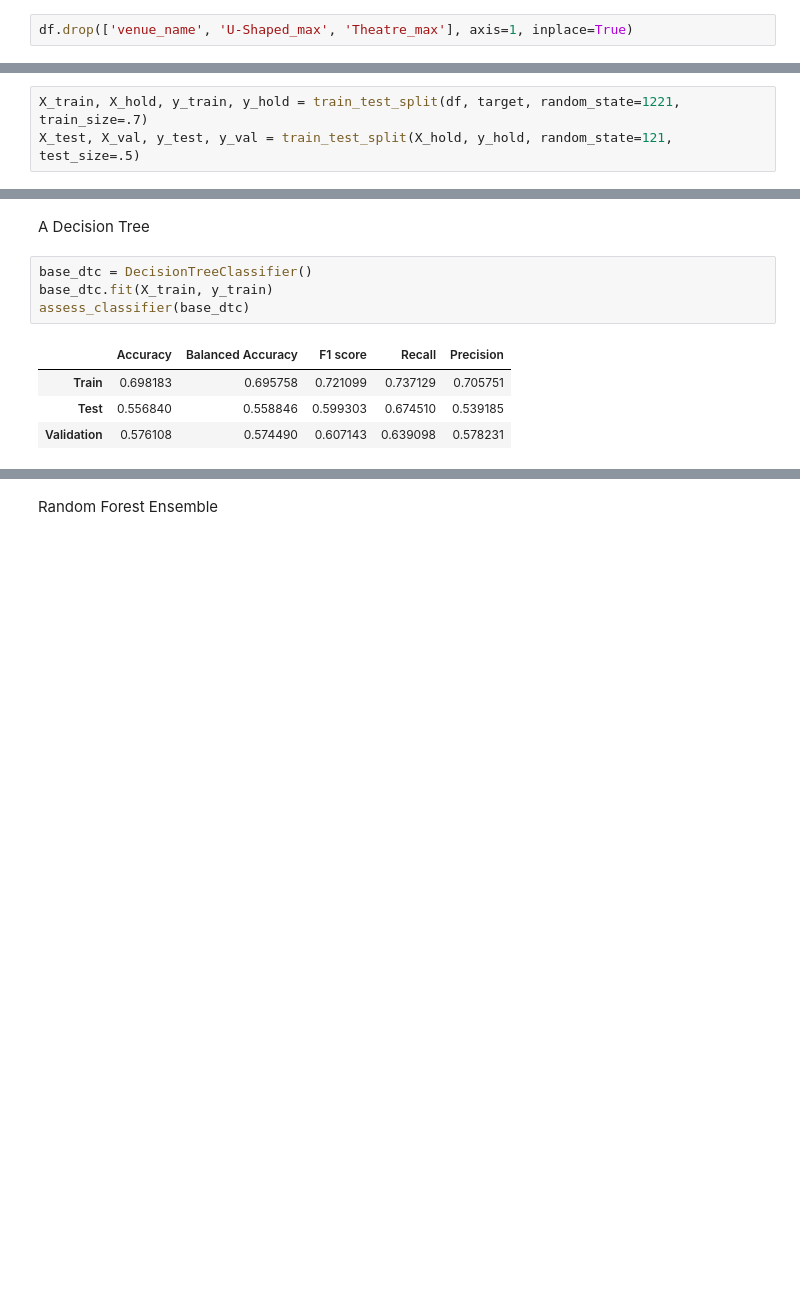
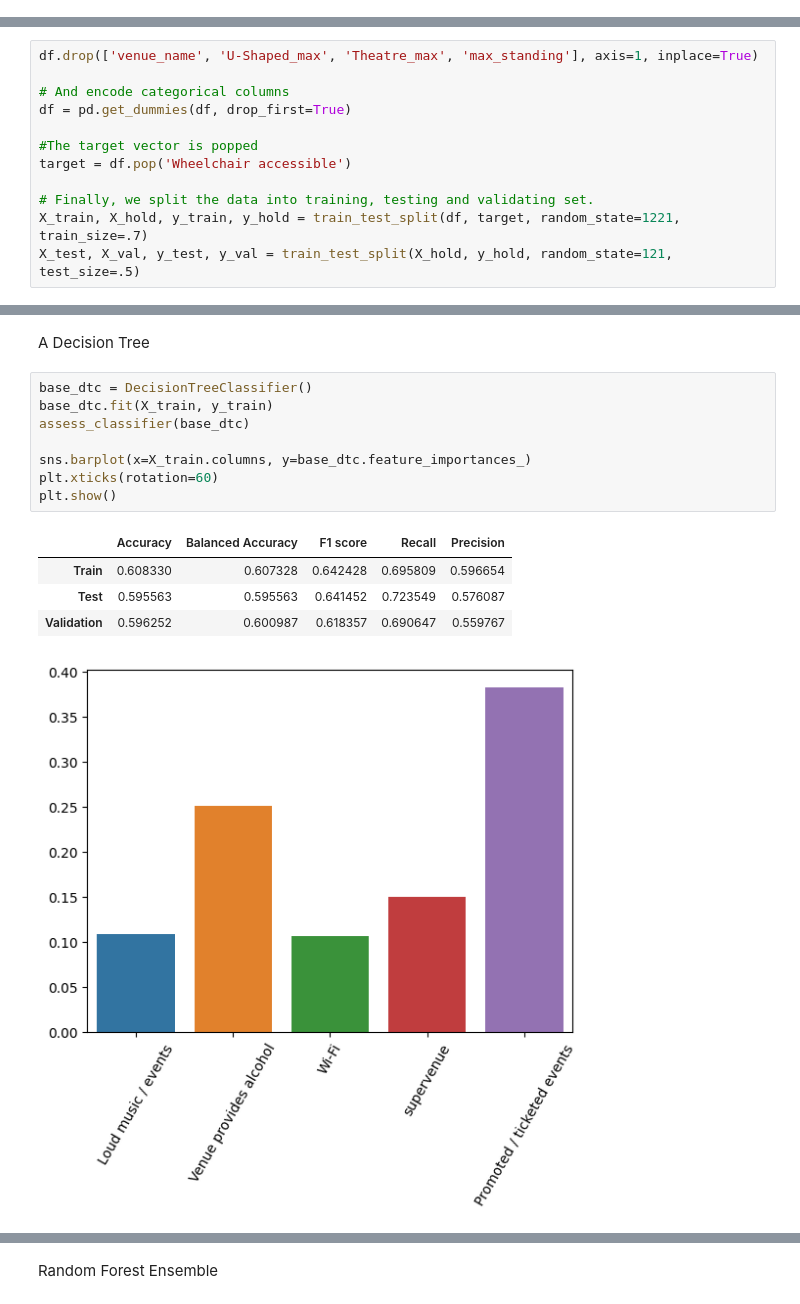
Before and after one commit to TosinPhillip/Datacamp-Professional-Data-Scientist-Certification-Case-Study, a Jupyter notebook: datacamp.ipynb, the cells around one changed output, grey strips where cells are left out. Cells and saved outputs as stored; diff of their text form; blank space fills up the shorter version.

```diff
--- a/datacamp.ipynb
+++ b/datacamp.ipynb
@@ -536,2 +564,0 @@ de wrangle(dataframe):
-# %%
-df.drop(['venue_name', 'U-Shaped_max', 'Theatre_max'], axis=1, inplace=True)
@@ -564,3 +592,12 @@ Name: Wheelchair accessible, Length: 3460, dtype: bool
 # %%
+df.drop(['venue_name', 'U-Shaped_max', 'Theatre_max', 'max_standing'], axis=1, inplace=True)
+
+# And encode categorical columns
+df = pd.get_dummies(df, drop_first=True)
+
+#The target vector is popped
+target = df.pop('Wheelchair accessible')
+
+# Finally, we split the data into training, testing and validating set.
 X_train, X_hold, y_train, y_hold = train_test_split(df, target, random_state=1221, train_size=.7)
 X_test, X_val, y_test, y_val = train_test_split(X_hold, y_hold, random_state=121, test_size=.5)
@@ -611,12 +657,17 @@ A Decision Tree
 # %%
 base_dtc = DecisionTreeClassifier()
 base_dtc.fit(X_train, y_train)
 assess_classifier(base_dtc)
+
+sns.barplot(x=X_train.columns, y=base_dtc.feature_importances_)
+plt.xticks(rotation=60)
+plt.show()
 # %% [output]
 |  | Accuracy | Balanced Accuracy | F1 score | Recall | Precision |
-| Train | 0.698183 | 0.695758 | 0.721099 | 0.737129 | 0.705751 |
-| Test | 0.556840 | 0.558846 | 0.599303 | 0.674510 | 0.539185 |
-| Validation | 0.576108 | 0.574490 | 0.607143 | 0.639098 | 0.578231 |
+| Train | 0.608330 | 0.607328 | 0.642428 | 0.695809 | 0.596654 |
+| Test | 0.595563 | 0.595563 | 0.641452 | 0.723549 | 0.576087 |
+| Validation | 0.596252 | 0.600987 | 0.618357 | 0.690647 | 0.559767 |
+[figure, added]
 # %%
 tuned_dtc = DecisionTreeClassifier(max_leaf_nodes=5, min_samples_leaf=4)
 tuned_dtc.fit(X_train, y_train)
```
Also changed, not shown: parts of 17 cells of this notebook.
